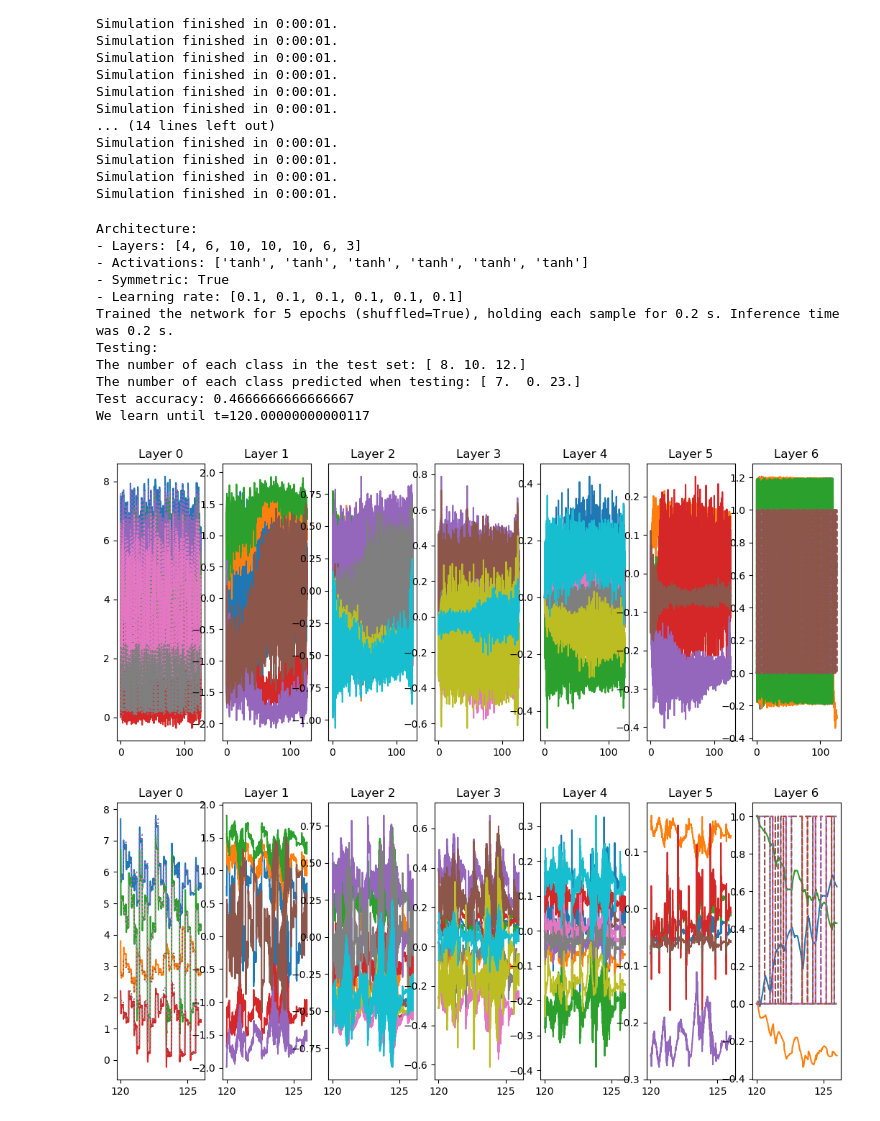
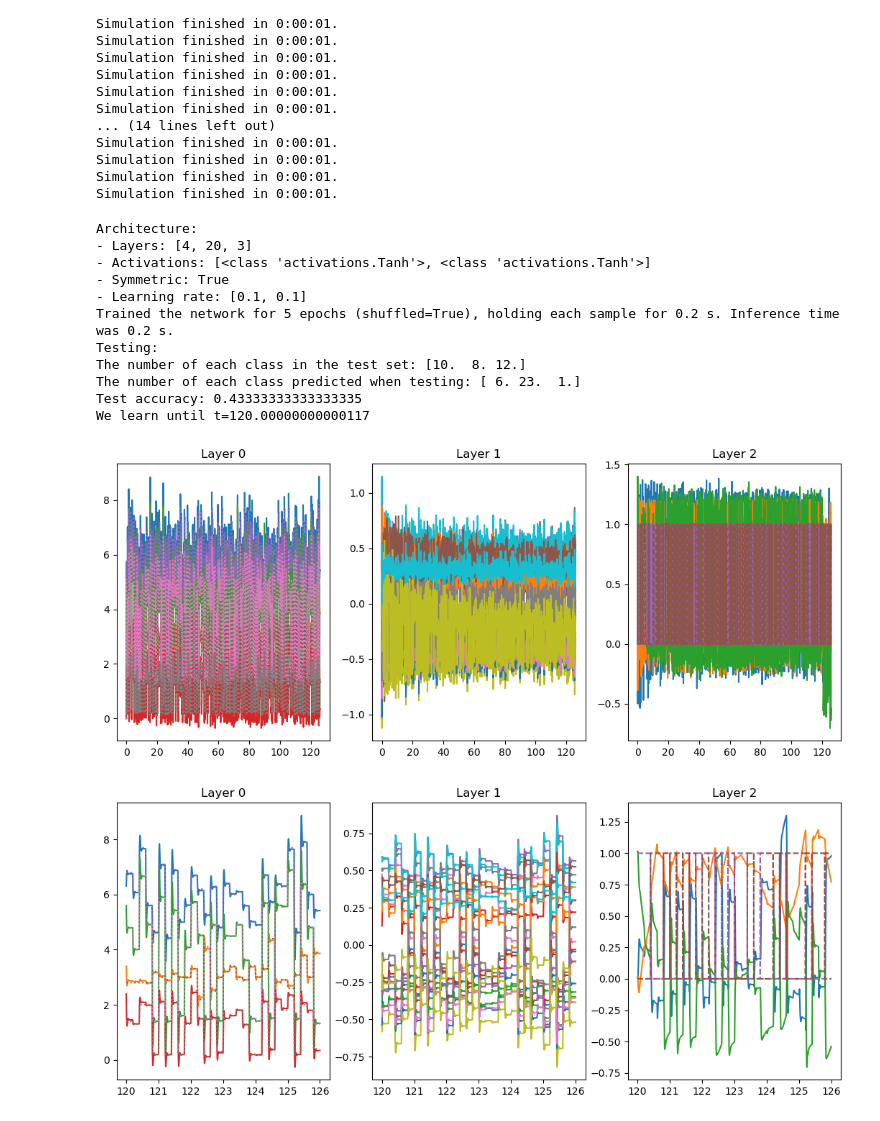
Before and after one commit to jorchard/pc_nengo, a Jupyter notebook: predictive_coding.ipynb, the cells around one changed output. Cells and saved outputs as stored; diff of their text form; code cells hidden in the pictures.

```diff
--- a/predictive_coding.ipynb
+++ b/predictive_coding.ipynb
@@ -582,25 +17,3 @@ def add_inference_inputs(X, Y, x_dict, y_dict, inf_time, t):
-# %%
-def test_network(sim, pc_net, num_predictions, inf_time, output_probe):
-    """
-
-    Inputs:
-        sim              nengo.Simulator, the simulator created using the network we wish to train.
-        pc_net           PCNetwork, the network we wish to train.
-        num_predictions  Int, the number of predictions to make.
-        inf_time         Num, the amount of simulation time to spend before reaching equilibrium.
-        output_probe     Probe, an nengo probe connected to the last layer of the network used for inference.
-
-    Outputs:
-        predictions      Array, a list of predictions.
-    """
-    predictions = []
-
-    for i in range(num_predictions):
-        sim.run(inf_time) #reach equilibrium
-
-        predictions.append(sim.data[output_probe][-1])
-
-    return np.vstack(predictions)
 # %% [markdown]
 # Classification
 # %%
@@ -633,13 +46,13 @@ with nengo.Network() as net:
     #define data
     x_input, y_input, learn_until = create_learning_inputs(x_train, y_train, epochs, stab_time, learn_time, shuffle)
     #add testing phase
-    add_inference_inputs(x_test, y_test, x_input, y_input, inf_time=inf_time, t=learn_until)
+    add_inference_inputs(x_test, y_test, x_input, y_input, inf_time=inf_time, learn_until=learn_until)
 
     stim = nengo.Node(nengo.processes.Piecewise(x_input))   # sensory (bottom layer)
     pred = nengo.Node(nengo.processes.Piecewise(y_input))  # percept (top layer)
 
     # PC layers
-    PC_net = PCNetwork(n_nodes=[4, 6, 10, 10, 10, 6, 3], tau_learn=0.1, symmetric=True, activation="tanh", learn_until=learn_until)
+    PC_net = PCNetwork(n_nodes=[4, 20, 3], tau_learn=0.1, symmetric=True, activation=Tanh, learn_until=learn_until)
     PC_net.connect_input(stim=stim)
     PC_net.connect_output(pred)
 
@@ -653,5 +66,6 @@ with nengo.Network() as net:
 
     val_probes, err_probes = PC_net.get_probes()
 
-sim = nengo.Simulator(net)
+dt = 0.0001
+sim = nengo.Simulator(net, dt=dt)
 # %% [output]
@@ -720,41 +134,41 @@ tt = sim.trange()[idx[0]:idx[1]]
 for k in range(n_layers):
     ax[k].plot(tt, sim.data[val_probes[k]][idx[0]:idx[1]]); ax[k].set_title(f'Layer {k}');
 
 ax[0].plot(tt, sim.data[p_stim][idx[0]:idx[1]], ':', label="Stim");
 ax[-1].plot(tt, sim.data[p_pred][idx[0]:idx[1]], '--', label="Pred");
 
 
 print(f"We learn until t={learn_until}")
 
 n_layers = len(PC_net.layers)
 
 fig2, ax2 = plt.subplots(nrows=1, ncols=n_layers, figsize=(13,5))
 
 idx = [0, 2000]
 idx = [7000, 7800]
-idx = [int(learn_until/0.001), -1] #plot only learning segments
+idx = [int(learn_until/dt), -1] #plot only learning segments
 #idx = [0, len(sim.trange())]
 tt = sim.trange()[idx[0]:idx[1]]
 
 for k in range(n_layers):
     ax2[k].plot(tt, sim.data[val_probes[k]][idx[0]:idx[1]]); ax2[k].set_title(f'Layer {k}');
 
 
 ax2[0].plot(tt, sim.data[p_stim][idx[0]:idx[1]], ':');
 ax2[-1].plot(tt, sim.data[p_pred][idx[0]:idx[1]], '--');
 # %% [output]
 Architecture:
-- Layers: [4, 6, 10, 10, 10, 6, 3]
-- Activations: ['tanh', 'tanh', 'tanh', 'tanh', 'tanh', 'tanh']
+- Layers: [4, 20, 3]
+- Activations: [<class 'activations.Tanh'>, <class 'activations.Tanh'>]
 - Symmetric: True
-- Learning rate: [0.1, 0.1, 0.1, 0.1, 0.1, 0.1]
+- Learning rate: [0.1, 0.1]
 Trained the network for 5 epochs (shuffled=True), holding each sample for 0.2 s. Inference time was 0.2 s.
 Testing:
-The number of each class in the test set: [ 8. 10. 12.]
-The number of each class predicted when testing: [ 7.  0. 23.]
-Test accuracy: 0.4666666666666667
+The number of each class in the test set: [10.  8. 12.]
+The number of each class predicted when testing: [ 6. 23.  1.]
+Test accuracy: 0.43333333333333335
 We learn until t=120.00000000000117
-[figure, old version]
+[figure, new version]
-[figure, old version]
+[figure, new version]
 # %%
 #what is the baseline test accuracy of classifiers?
```
Also changed, not shown: parts of 67 cells of this notebook, 6 other files.
